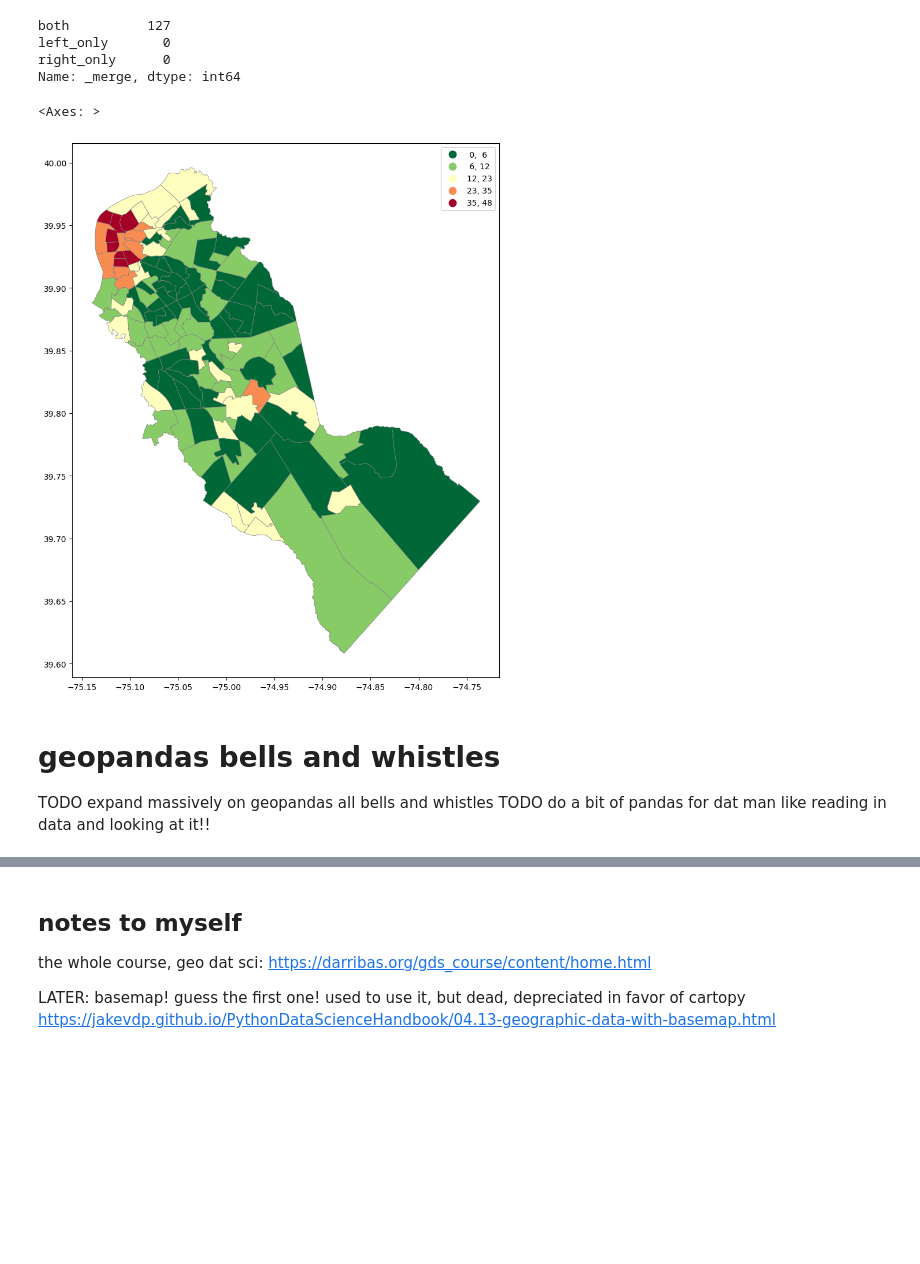
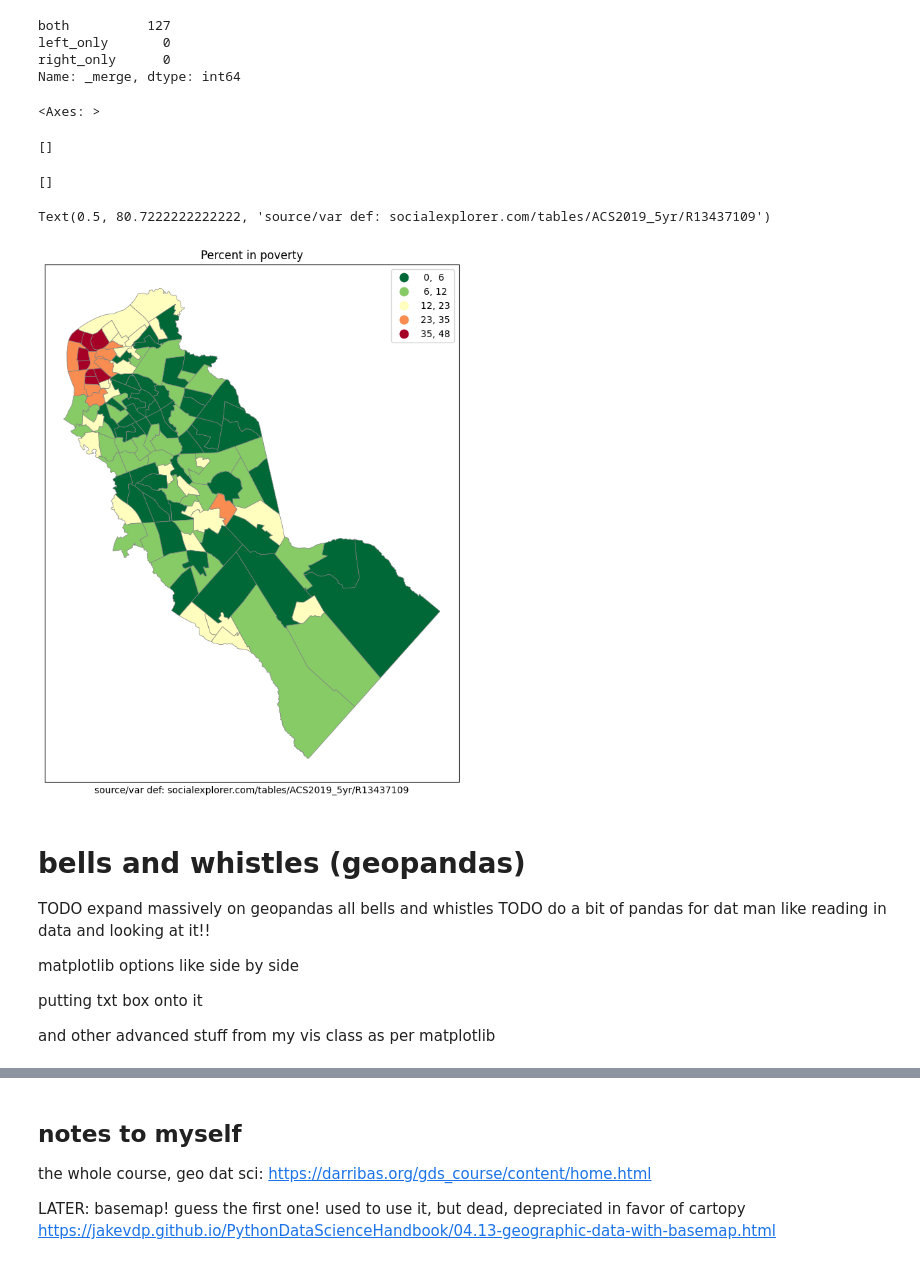
Before and after one commit to theaok/gisPy, a Jupyter notebook: map.ipynb, the cells around one changed output, grey strips where cells are left out. Drawn from its saved outputs; the diff is of its cells as text; code cells hidden in the pictures; blank space fills up the shorter version.

Commit message:
nice legends,titles,footnotes; polished

```diff
--- a/map.ipynb
+++ b/map.ipynb
@@ -547,12 +689,26 @@ left_only       0
 right_only      0
 Name: _merge, dtype: int64
 # %%
-a1.plot(figsize=(10,12),column='pov',legend=True,cmap='RdYlGn_r',
+fig, ax = plt.subplots(figsize=(10,10))
+a1.plot(ax=ax,column='pov',legend=True,cmap='RdYlGn_r',
           scheme='natural_breaks',k=5, edgecolor='grey',linewidth=.5,legend_kwds= {"fmt": "{:,.0f}"})
+ax.title.set_text("Percent in poverty")
+ax.set_xticks([]) #kills xticks
+ax.set_yticks([]) #kills xticks
+ax.set_xlabel('''source/var def: socialexplorer.com/tables/ACS2019_5yr/R13437109''')
 # %% [output]
 <Axes: >
+[]
+[]
+Text(0.5, 80.7222222222222, 'source/var def: socialexplorer.com/tables/ACS2019_5yr/R13437109')
-[figure, old version]
+[figure, new version]
 # %% [markdown]
-# geopandas bells and whistles
+# bells and whistles (geopandas)
 TODO expand massively on geopandas all bells and whistles
 TODO do a bit of pandas for dat man like reading in data and looking at it!!
+
+matplotlib options like side by side
+
+putting txt box onto it
+
+and other advanced stuff from my vis class as per matplotlib
```
Also changed, not shown: parts of 26 cells of this notebook.
